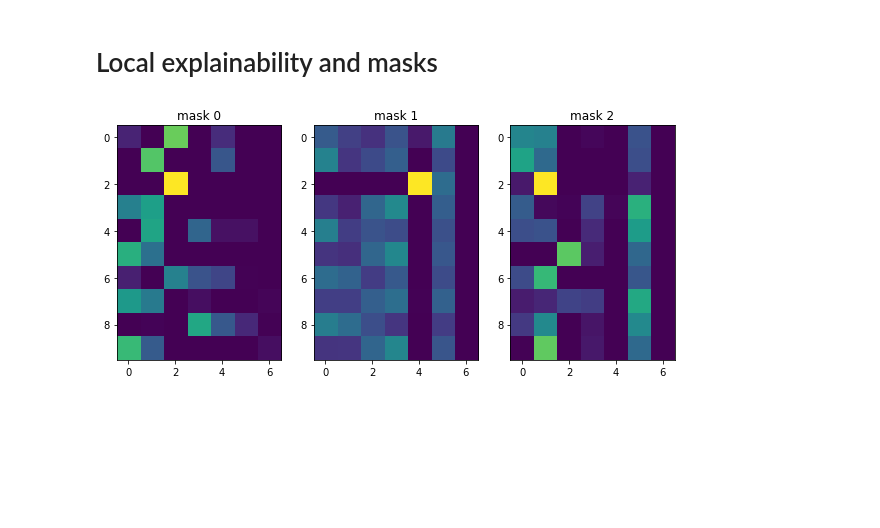
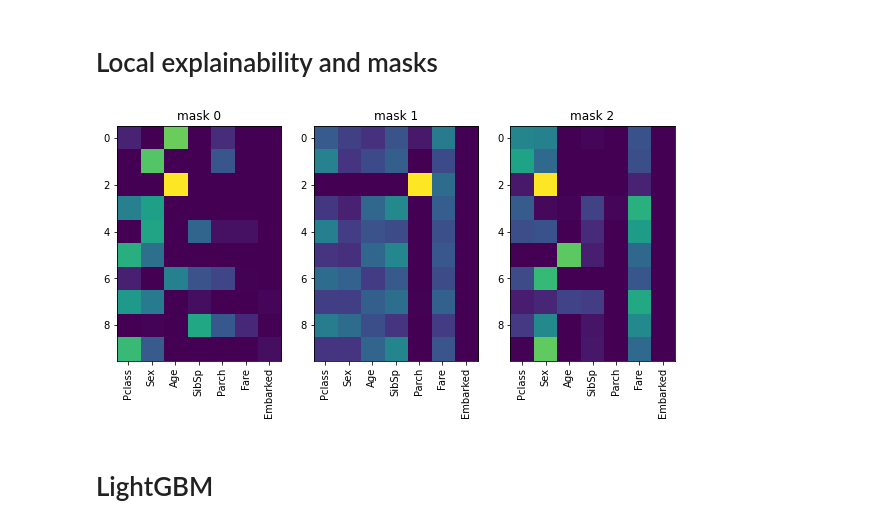
Before and after one commit to mei28/playground_python, a Jupyter notebook: notebooks/titanic.ipynb, the cells around one changed output. Saved outputs shown, nothing was run; the diff lists cells and outputs as text; code cells hidden in the pictures; blank space fills up the shorter version.

```diff
--- a/notebooks/titanic.ipynb
+++ b/notebooks/titanic.ipynb
@@ -174,7 +175,7 @@ for fold_num in range(5):
     oof[val_idx] = model.predict(X_valid)
     models.append(model)
     pred_test = model.predict(test[feature_col].values)
-    test_preds_all += preds_test / 5
+    test_preds_all += pred_test / 5
 # %% [output]
 FOLD: 0
 Device used : cpu
@@ -288,10 +310,15 @@ feature_importance
 # %%
 explain_matrix, masks = model.explain(test[feature_col].values)
 # %%
-fig, axs = plt.subplots(1, 3, figsize=(10,7))
+fig, ax = plt.subplots(1, 3, figsize=(10,7))
 
 for i in range(3):
-    axs[i].imshow(masks[i][:10])
-    axs[i].set_title(f"mask {i}")
+    ax[i].imshow(masks[i][:10])
+    ax[i].set_title(f"mask {i}")
+    ax[i].set_xticks([i for i in range(len(train[feature_col].columns))])
+    ax[i].set_xticklabels(train[feature_col].columns)
+    ax[i].tick_params(axis='x', rotation=90)
 # %% [output]
-[figure, old version]
+[figure, new version]
+# %% [markdown]
+# LightGBM
```
Also changed, not shown: parts of 20 cells of this notebook, 1 other file.
